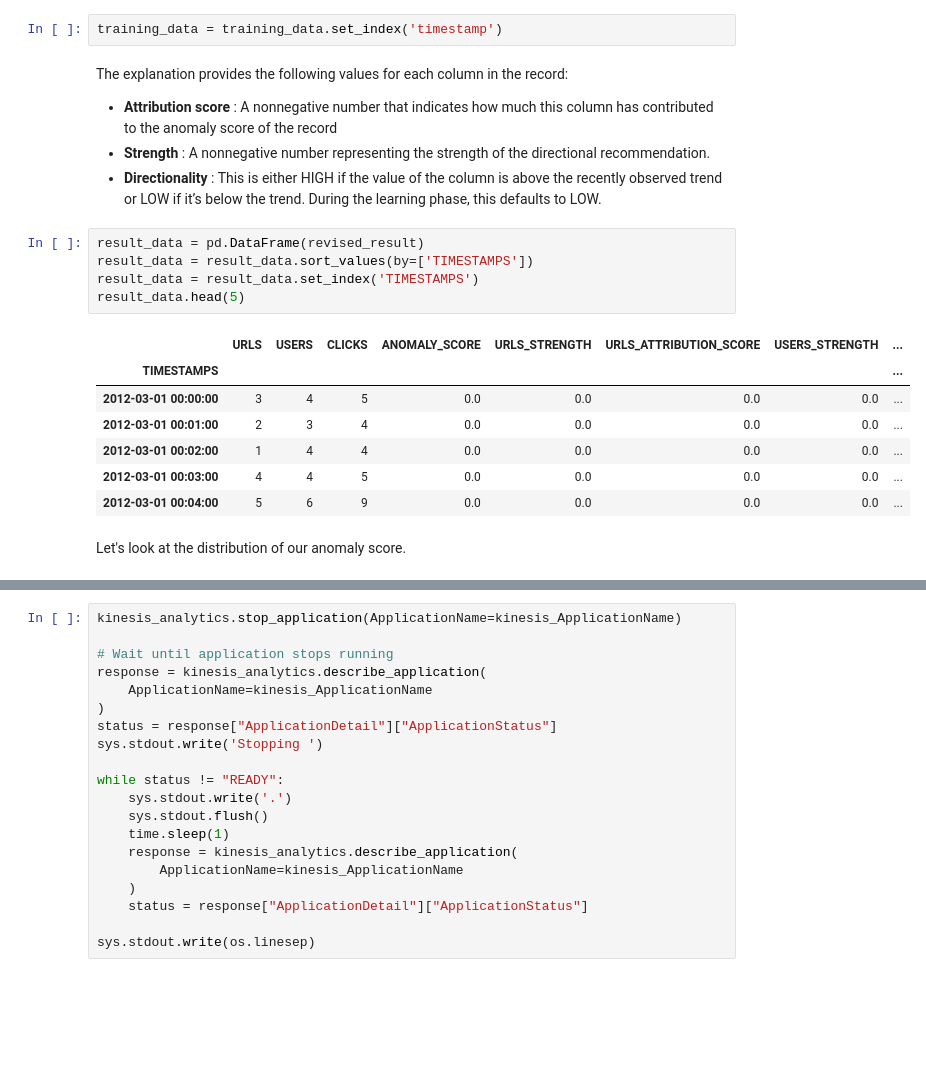
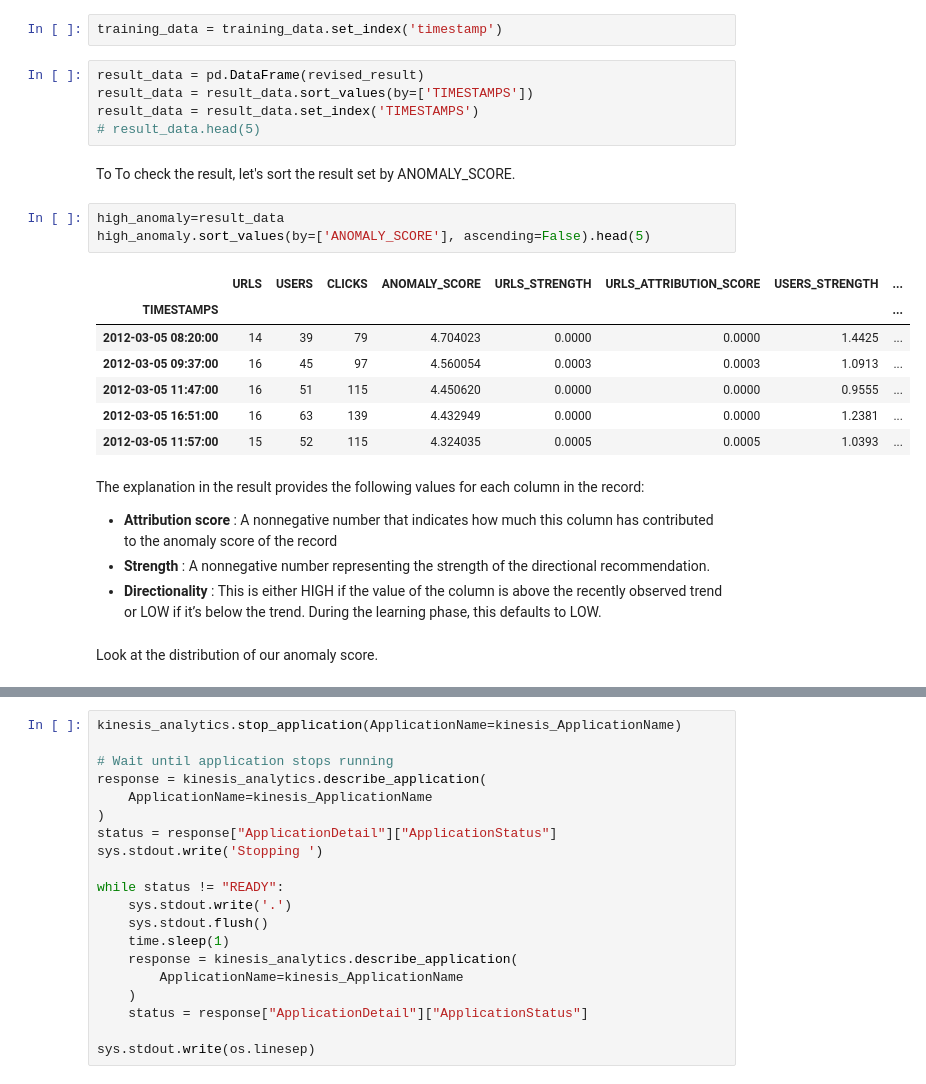
Before and after one commit to mullue/timeseries_blog, a Jupyter notebook: 4_Anomaly_detection_with_RCF_and_DeepAR/4.Amazon_Kinesis_Data_Analytics_RCF.ipynb, the cells around one changed output, grey strips where cells are left out. Saved outputs shown, nothing was run; the diff lists cells and outputs as text; blank space fills up the shorter version.

```diff
--- a/4_Anomaly_detection_with_RCF_and_DeepAR/4.Amazon_Kinesis_Data_Analytics_RCF.ipynb
+++ b/4_Anomaly_detection_with_RCF_and_DeepAR/4.Amazon_Kinesis_Data_Analytics_RCF.ipynb
@@ -508,27 +506,32 @@ for row in result:
     revised_result.append(result_row)
 # %%
 training_data = training_data.set_index('timestamp')
+# %%
+result_data = pd.DataFrame(revised_result)
+result_data = result_data.sort_values(by=['TIMESTAMPS'])
+result_data = result_data.set_index('TIMESTAMPS')
+# result_data.head(5)
+# %% [markdown]
+To To check the result, let's sort the result set by ANOMALY_SCORE.
+# %%
+high_anomaly=result_data
+high_anomaly.sort_values(by=['ANOMALY_SCORE'], ascending=False).head(5)
+# %% [output]
+|  | URLS | USERS | CLICKS | ANOMALY_SCORE | URLS_STRENGTH | URLS_ATTRIBUTION_SCORE | USERS_STRENGTH | ... |
+| TIMESTAMPS |  |  |  |  |  |  |  | ... |
+| 2012-03-05 08:20:00 | 14 | 39 | 79 | 4.704023 | 0.0000 | 0.0000 | 1.4425 | ... |
+| 2012-03-05 09:37:00 | 16 | 45 | 97 | 4.560054 | 0.0003 | 0.0003 | 1.0913 | ... |
+| 2012-03-05 11:47:00 | 16 | 51 | 115 | 4.450620 | 0.0000 | 0.0000 | 0.9555 | ... |
+| 2012-03-05 16:51:00 | 16 | 63 | 139 | 4.432949 | 0.0000 | 0.0000 | 1.2381 | ... |
+| 2012-03-05 11:57:00 | 15 | 52 | 115 | 4.324035 | 0.0005 | 0.0005 | 1.0393 | ... |
 # %% [markdown]
-The explanation provides the following values for each column in the record:
+The explanation in the result provides the following values for each column in the record:
 
 * **Attribution score** : A nonnegative number that indicates how much this column has contributed to the anomaly score of the record
 * **Strength** : A nonnegative number representing the strength of the directional recommendation.
 * **Directionality** : This is either HIGH if the value of the column is above the recently observed trend or LOW if it’s below the trend. During the learning phase, this defaults to LOW.
-# %%
-result_data = pd.DataFrame(revised_result)
-result_data = result_data.sort_values(by=['TIMESTAMPS'])
-result_data = result_data.set_index('TIMESTAMPS')
-result_data.head(5)
-# %% [output]
-|  | URLS | USERS | CLICKS | ANOMALY_SCORE | URLS_STRENGTH | URLS_ATTRIBUTION_SCORE | USERS_STRENGTH | ... |
-| TIMESTAMPS |  |  |  |  |  |  |  | ... |
-| 2012-03-01 00:00:00 | 3 | 4 | 5 | 0.0 | 0.0 | 0.0 | 0.0 | ... |
-| 2012-03-01 00:01:00 | 2 | 3 | 4 | 0.0 | 0.0 | 0.0 | 0.0 | ... |
-| 2012-03-01 00:02:00 | 1 | 4 | 4 | 0.0 | 0.0 | 0.0 | 0.0 | ... |
-| 2012-03-01 00:03:00 | 4 | 4 | 5 | 0.0 | 0.0 | 0.0 | 0.0 | ... |
-| 2012-03-01 00:04:00 | 5 | 6 | 9 | 0.0 | 0.0 | 0.0 | 0.0 | ... |
 # %% [markdown]
-Let's look at the distribution of our anomaly score.
+Look at the distribution of our anomaly score.
 # %%
 results_pd = pd.DataFrame(result_data['ANOMALY_SCORE'])
 results_pd.hist()
```
Also changed, not shown: parts of 35 cells of this notebook, 6 other files.
